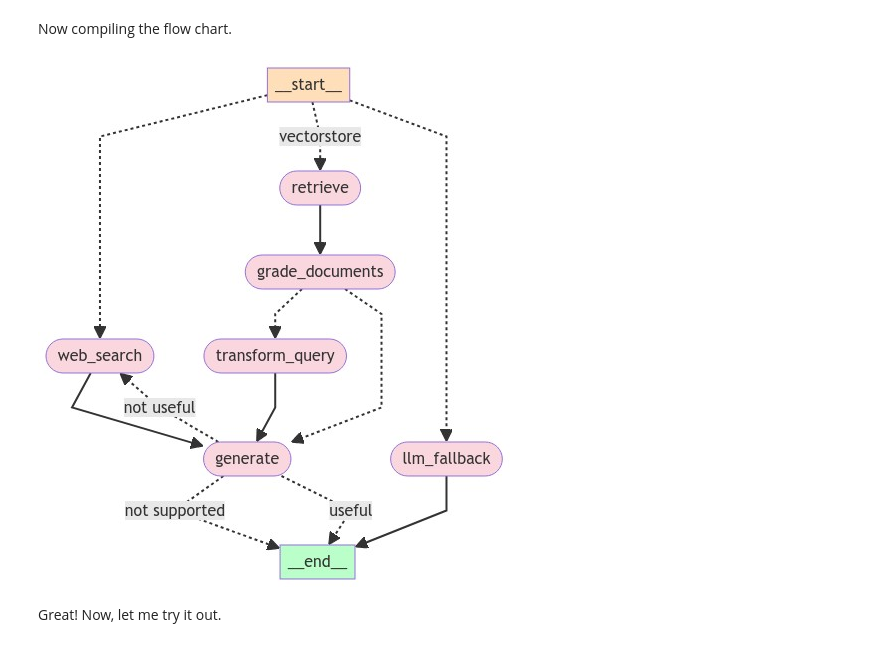
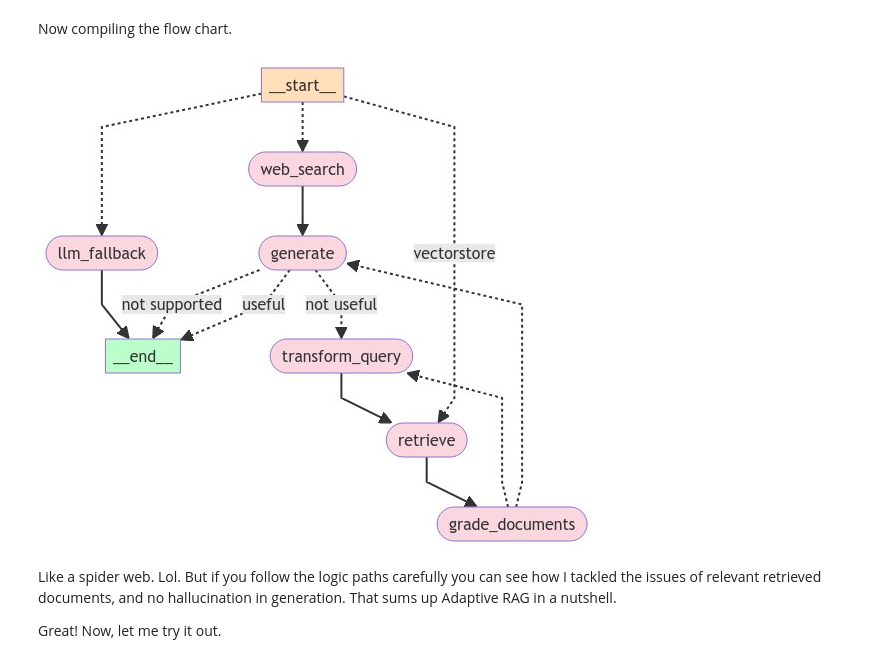
Before and after one commit to Blaqadonis/my_rag_project, a Jupyter notebook: notebooks/02_advanced_rag/02_adaptive_rag.ipynb, the cells around one changed output. Saved outputs shown, nothing was run; the diff lists cells and outputs as text; code cells hidden in the pictures.

```diff
--- a/notebooks/02_advanced_rag/02_adaptive_rag.ipynb
+++ b/notebooks/02_advanced_rag/02_adaptive_rag.ipynb
@@ -277,0 +305,5 @@ question = "What are macronutrients?"
+# %%
+# Run
+generation = rag_chain.invoke({"context": docs, "question": question})
+print(generation)
+docs = retriever.invoke(question)
@@ -398,0 +388,6 @@ Grade the relevance of the generator's response to the user query.
+# %%
+question = "What are macronutrients?"
+hallucination_grader = hallucination_prompt | structured_llm_grader
+docs = retriever.invoke(question)
+response = hallucination_grader.invoke({"documents": docs, "generation": generation})
+print(response)
@@ -440,5 +448,5 @@ if "TAVILY_API_KEY" not in os.environ:
   print("TAVILY_API_KEY successfully sent to the environment")
 # %%
 from langchain_community.tools.tavily_search import TavilySearchResults
-web_search_tool = TavilySearchResults()
+web_search_tool = TavilySearchResults(max_results=3)
 # %% [markdown]
@@ -695,0 +470,19 @@ def grade_generation_v_documents_and_question(state):
+# %%
+from typing import Annotated, Sequence, TypedDict, List
+
+from langchain_core.messages import BaseMessage
+
+from langgraph.graph.message import add_messages
+
+
+class GraphState(TypedDict):
+    """|
+    The add_messages function defines how an update should be processed
+    Default is to replace. add_messages says "append"
+
+    Represents the state of my graph.
+
+    Attributes:
+        messages
+    """
+    messages: Annotated[Sequence[BaseMessage], add_messages]
@@ -703,7 +747,7 @@ from IPython.display import Image, display
 
 workflow = StateGraph(GraphState)
 
-# Define the nodes
+# Adding the nodes
 workflow.add_node("web_search", web_search) # web search
 workflow.add_node("retrieve", retrieve) # retrieve
 workflow.add_node("grade_documents", grade_documents) # grade documents
@@ -711,7 +755,6 @@ workflow.add_node("generate", generate) # rag
 workflow.add_node("llm_fallback", llm_fallback) # llm
 workflow.add_node("transform_query", transform_query) #query restructure
 
-# Build graph
 workflow.set_conditional_entry_point(
     route_question,
     {
@@ -719,37 +762,39 @@ workflow.set_conditional_entry_point(
         "vectorstore": "retrieve",
         "llm_fallback": "llm_fallback",
     },
 )
 workflow.add_edge("web_search", "generate")
 workflow.add_edge("retrieve", "grade_documents")
 workflow.add_conditional_edges(
     "grade_documents",
     decide_to_generate,
     {
         "transform_query": "transform_query",
         "generate": "generate",
     },
 )
 workflow.add_conditional_edges(
     "generate",
     grade_generation_v_documents_and_question,
     {
-        "not supported": END, # Hallucinations: re-generate
-        "not useful": "web_search", # Fails to answer question: fall-back to web-search
+        "not supported": END, # Hallucinations: END
+        "not useful": "transform_query", # Fails to answer question: fall-back to re-write query
         "useful": END,
     },
 )
-workflow.add_edge("transform_query", "generate")
+workflow.add_edge("transform_query", "retrieve")
 workflow.add_edge("llm_fallback", END)
 
 # Compile
 app = workflow.compile()
 app.get_graph().draw_mermaid_png(output_file_path="graph.png")
 
 # Display the image
 display(Image(filename="graph.png"))
 # %% [output]
-[figure, old version]
+[figure, new version]
-# %% [markdown]
-Great! Now, let me try it out.
+# %% [markdown]
+Like a spider web. Lol. But if you follow the logic paths carefully you can see how I tackled the issues of relevant retrieved documents, and no hallucination in generation. That sums up Adaptive RAG in a nutshell.
+
+Great! Now, let me try it out.
 # %%
```
Also changed, not shown: parts of 61 cells of this notebook, 2 other files.
